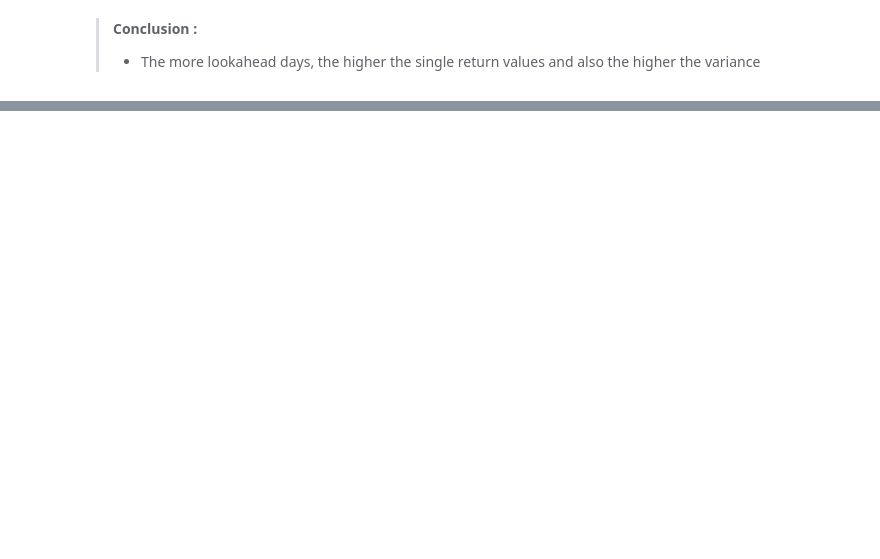
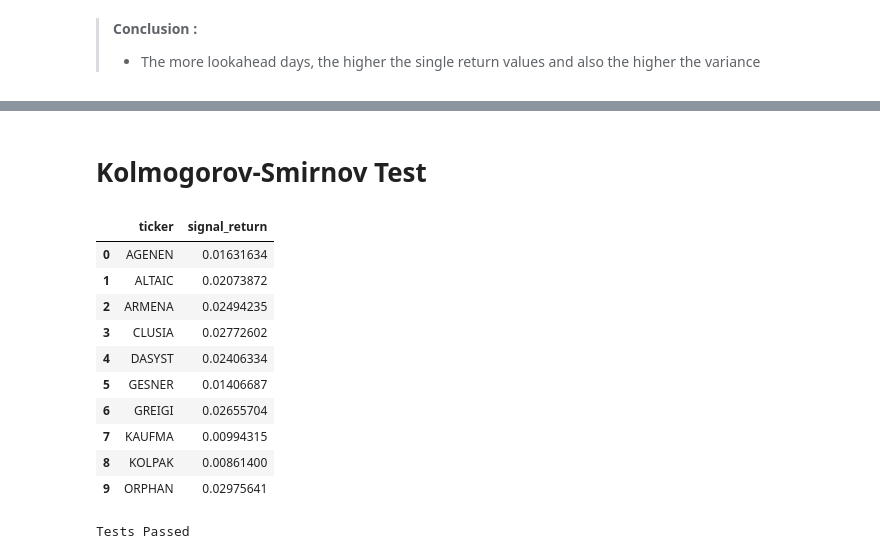
Before and after one commit to beijiayu90/Breakout-Strategy, a Jupyter notebook: breakout-strategy.ipynb, the cells around one changed output, grey strips where cells are left out. Drawn from its saved outputs; the diff is of its cells as text; code cells hidden in the pictures; blank space fills up the shorter version.

Commit message:
feat: Implemented  the function calculate_kstest to use Kolmogorov-Smirnov test (KS test) between a normal distribution and each stock's signal returns

```diff
--- a/breakout-strategy.ipynb
+++ b/breakout-strategy.ipynb
@@ -338,0 +349,30 @@ plotly.tools.make_subplots is deprecated, please use plotly.subplots.make_subplo
+# %% [markdown]
+# Kolmogorov-Smirnov Test
+# %%
+# Filter out returns that don't have a long or short signal.
+long_short_signal_returns_5 = signal_return_5[signal_5 != 0].stack()
+long_short_signal_returns_10 = signal_return_10[signal_10 != 0].stack()
+long_short_signal_returns_20 = signal_return_20[signal_20 != 0].stack()
+
+# Get just ticker and signal return
+long_short_signal_returns_5 = long_short_signal_returns_5.reset_index().iloc[:, [1,2]]
+long_short_signal_returns_5.columns = ['ticker', 'signal_return']
+long_short_signal_returns_10 = long_short_signal_returns_10.reset_index().iloc[:, [1,2]]
+long_short_signal_returns_10.columns = ['ticker', 'signal_return']
+long_short_signal_returns_20 = long_short_signal_returns_20.reset_index().iloc[:, [1,2]]
+long_short_signal_returns_20.columns = ['ticker', 'signal_return']
+
+# View some of the data
+long_short_signal_returns_5.head(10)
+# %% [output]
+|  | ticker | signal_return |
+| 0 | AGENEN | 0.01631634 |
+| 1 | ALTAIC | 0.02073872 |
+| 2 | ARMENA | 0.02494235 |
+| 3 | CLUSIA | 0.02772602 |
+| 4 | DASYST | 0.02406334 |
+| 5 | GESNER | 0.01406687 |
+| 6 | GREIGI | 0.02655704 |
+| 7 | KAUFMA | 0.00994315 |
+| 8 | KOLPAK | 0.00861400 |
+| 9 | ORPHAN | 0.02975641 |
@@ -338,0 +420,4 @@ plotly.tools.make_subplots is deprecated, please use plotly.subplots.make_subplo
+# %%
+project_tests.test_calculate_kstest(calculate_kstest)
+# %% [output]
+Tests Passed
```
Also changed, not shown: parts of 4 cells of this notebook, 1 other file.
